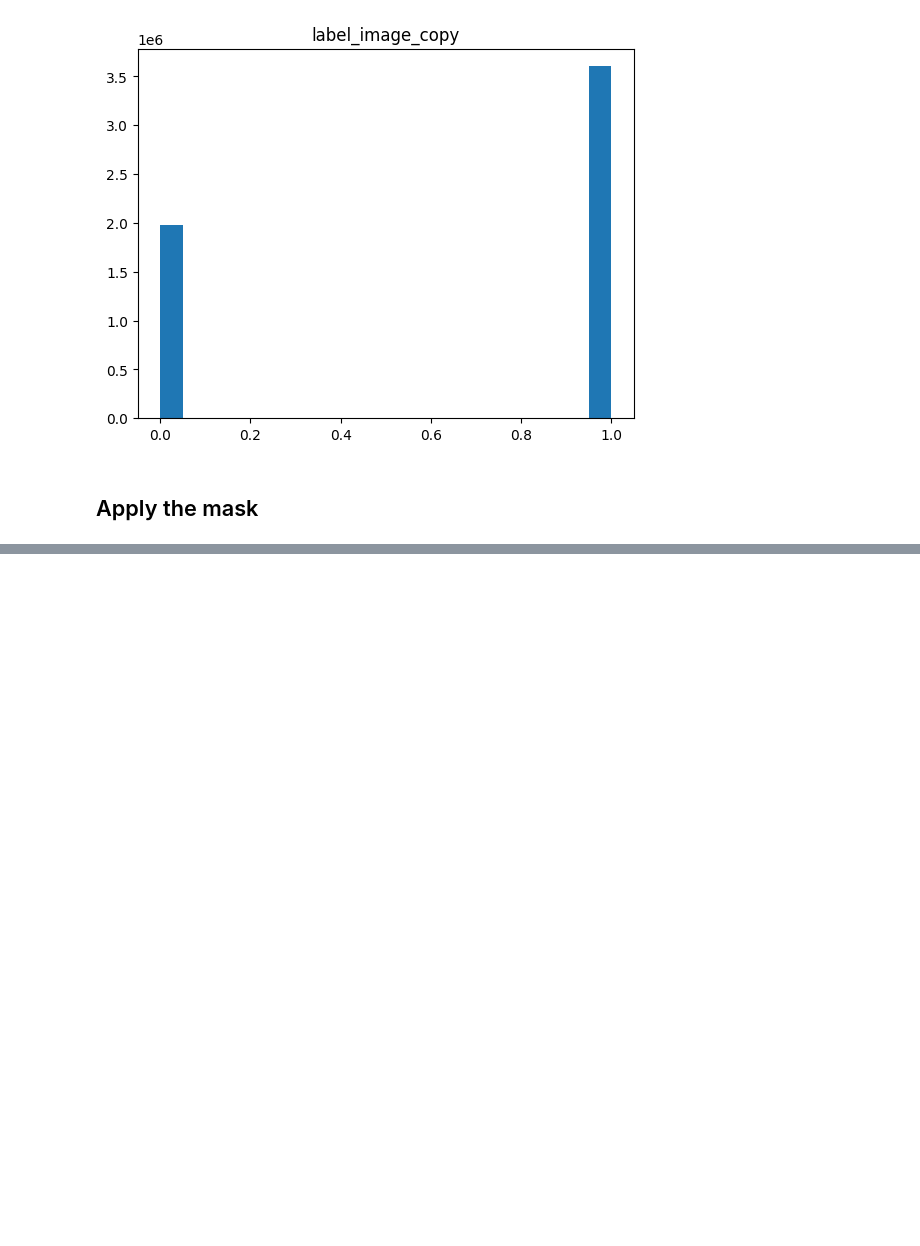
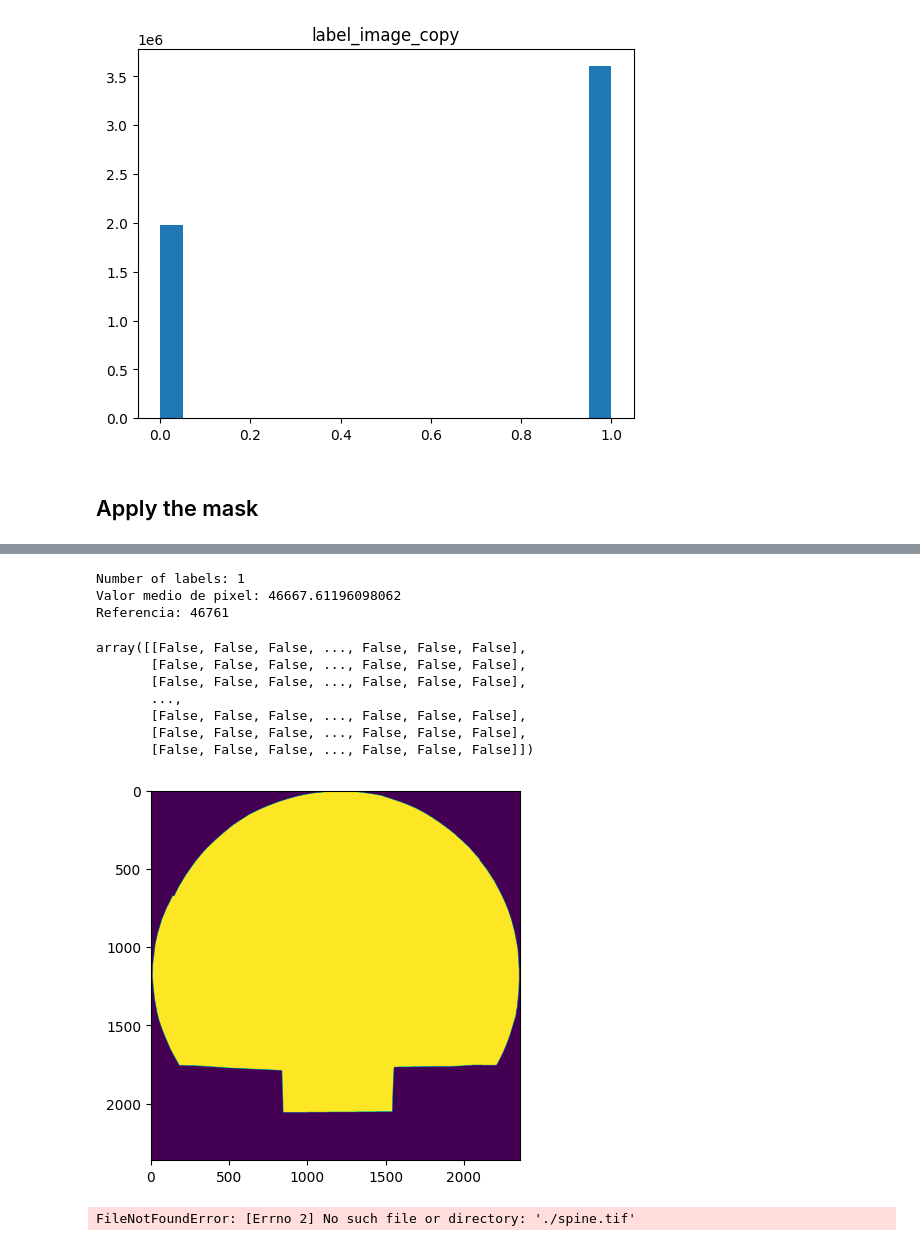
Before and after one commit to LuisOlivaresJ/Dosepy, a Jupyter notebook: src/Dosepy/tools/image_QA.ipynb, the cells around one changed output, grey strips where cells are left out. Cells and saved outputs as stored; diff of their text form; code cells hidden in the pictures; blank space fills up the shorter version.

Commit message:
Alex_image

```diff
--- a/src/Dosepy/tools/image_QA.ipynb
+++ b/src/Dosepy/tools/image_QA.ipynb
@@ -146,22 +166,43 @@ ax[1].imshow(QA_pre.array[:,:,1], cmap = "gray")
 # %%
+from skimage.util import crop
+
 QA_pre.array[grayscale_pre < 0.1] = 2**16 - 1
 
 grayscale = rgb2gray(QA_pre.array)
 thresh = threshold_otsu(grayscale)
 
-binary = closing(grayscale < thresh, square(9))
+#binary = closing(grayscale < thresh, square(9))
+binary = erosion(grayscale < thresh, square(12))
 plt.imshow(binary)
 
 #plt.hist(binary.ravel())
 
 # label image regions
 #label_image_copy = label(cleared_copy)
-label_image = label(binary, connectivity = 10)
+label_image, num = label(binary, return_num = True)
+label_crop = crop(label_image, 36)
+#plt.imshow(label_crop)
+
+print(f"Number of labels: {num}")
+
 #label_image_copy = erosion(label_image_copy, square(24))
 
 region = regionprops(label_image, intensity_image = QA_pre.array[:,:,1])
 
 for prop in region:
-    print(prop.intensity_mean)
+    print(f"Valor medio de pixel: {prop.intensity_mean}")
+    print(f"Referencia: 46761")
 
 binary
+# %% [output]
+Number of labels: 1
+Valor medio de pixel: 46667.61196098062
+Referencia: 46761
+array([[False, False, False, ..., False, False, False],
+       [False, False, False, ..., False, False, False],
+       [False, False, False, ..., False, False, False],
+       ...,
+       [False, False, False, ..., False, False, False],
+       [False, False, False, ..., False, False, False],
+       [False, False, False, ..., False, False, False]])
+[figure, added]
@@ -167,0 +211,4 @@ binary
+# %%
+dp.from_dicom("./spine.tif")
+# %% [output]
+FileNotFoundError: [Errno 2] No such file or directory: './spine.tif'
```
Also changed, not shown: parts of 5 cells of this notebook, 2 other files.
